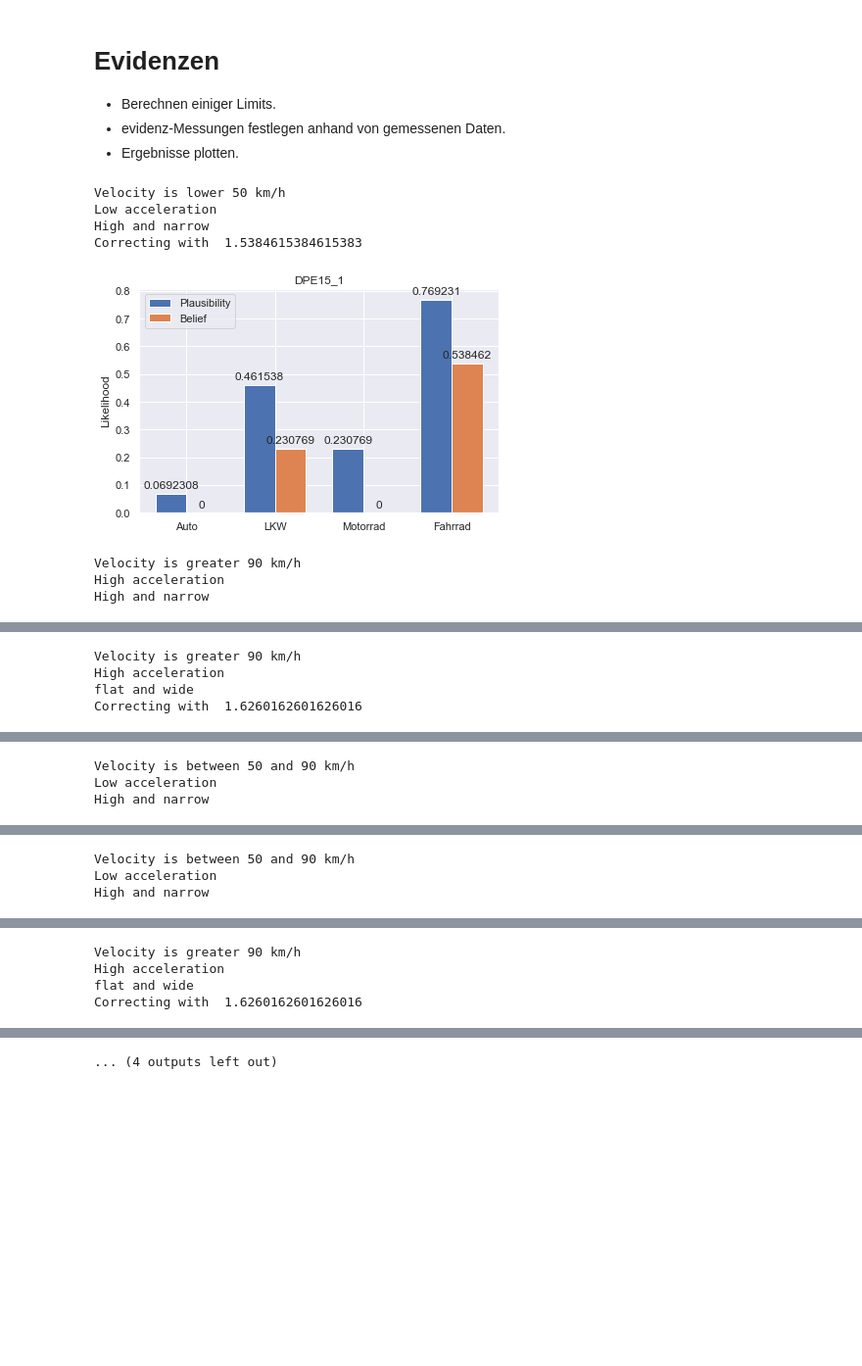
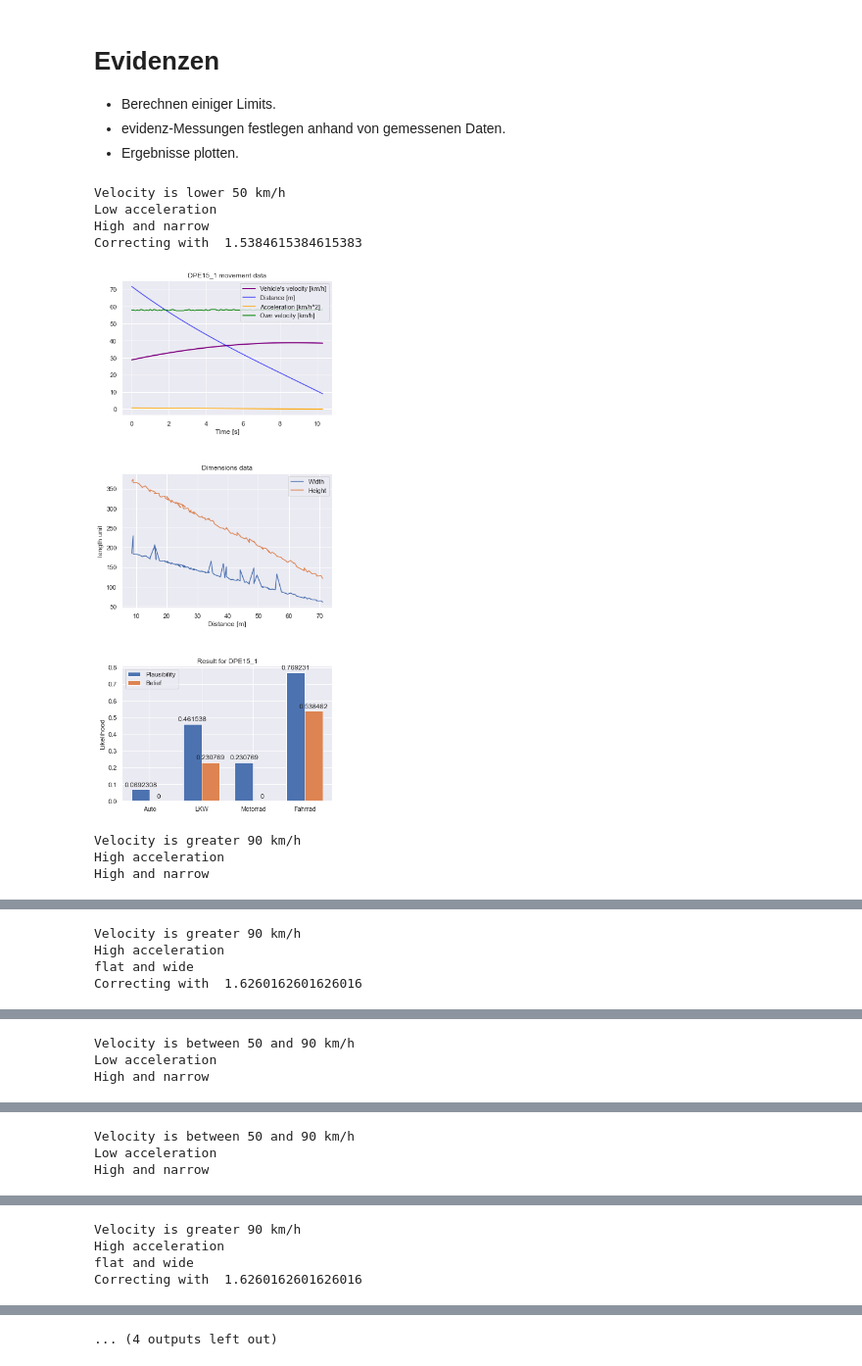
Before and after one commit to JanTSV/Evidenztheorie, a Jupyter notebook: main.ipynb, the cells around one changed output, grey strips where cells are left out. Shown at 98% size. Drawn from its saved outputs; the diff is of its cells as text; code cells hidden in the pictures; blank space fills up the shorter version.

Commit message:
added subplots at the end

```diff
--- a/main.ipynb
+++ b/main.ipynb
@@ -344,43 +347,69 @@ def estimate_vehicle_type(df, title):
 
     # Accumulate measures and calculate plausibilities and beliefs
     accumulate = handler.accumulate()
     pls = []
     blfs = []
     categories = handler.categories()
     for category in categories:
         p = handler.plausibility(accumulate, category)
         b = handler.belief(accumulate, category)
         pls.append(p)
         blfs.append(b)
 
     # Plot plausibilities and beliefs
     width = 0.35
     x = np.arange(len(categories))
-    fig, ax = plt.subplots()
-    rects1 = ax.bar(x - width/2, pls, width, label="Plausibility")
-    rects2 = ax.bar(x + width/2, blfs, width, label="Belief")
+    #fig, ax = plt.subplots(3, 1)
+    fig = plt.figure()
+    spec = gridspec.GridSpec(ncols=1, nrows=3,
+                         width_ratios=[5], height_ratios=[2, 2, 2])
+    ax0 = fig.add_subplot(spec[2])
+    rects1 = ax0.bar(x - width/2, pls, width, label="Plausibility")
+    rects2 = ax0.bar(x + width/2, blfs, width, label="Belief")
 
     # Add some text for labels, title and custom x-axis tick labels, etc.
-    ax.set_ylabel("Likelihood")
-    ax.set_title(title)
-    ax.set_xticks(x, categories)
-    ax.legend()
-    ax.bar_label(rects1, padding=3)
-    ax.bar_label(rects2, padding=3)
+    ax0.set_ylabel("Likelihood")
+    ax0.set_xticks(x, categories)
+    ax0.legend()
+    ax0.bar_label(rects1, padding=3)
+    ax0.bar_label(rects2, padding=3)
+    ax0.set_title("Result for " + title)
     fig.tight_layout()
+    #fig.set_figheight(10)
+    #fig.set_size_inches(18.5, 18.5)
+    velocity_key = "v(km/h)"
 
+    # Plot optimized velocity
+    ax1 = fig.add_subplot(spec[0])
+    ax1.plot(df["t"], df[velocity_key], linewidth=2, color="purple", label="Vehicle's velocity [km/h]")
+    ax1.plot(df["t"], MODELS[title]["Distance Model"](df["t"]), color="blue", alpha=0.7, label="Distance [m]")
+    ax1.plot(df["t"], df["a(km/h^2)"], color="orange", label="Acceleration [km/h^2]")
+    ax1.set_title(title + " movement data")
+    ax1.set_xlabel("Time [s]")
+
+    # Plot the velocity of the data recording vehicle
+    ax1.plot(df["t"], df["Eigengeschwindigkeit(m/s)"]  * 3.6, color="green", label="Own velocity [km/h]")
+    ax1.legend()
+    ax2 = fig.add_subplot(spec[1])
+    ax2.plot(df["Abstand(m)"], df["Bbox_Breite"], label="Width")
+    ax2.plot(df["Abstand(m)"], df["Bbox_Höhe"], label="Height")
+    ax2.legend()
+    ax2.set_ylabel("length unit")
+    ax2.set_xlabel("Distance [m]")
+    ax2.set_title("Dimensions data")
+    fig.set_figheight(15)
     plt.savefig(F"pics/{title}.png")
     plt.show()
 
 # Estimate types for all sensor datas.
 for name, df in data_dict.items():
     estimate_vehicle_type(df, name)
 # %% [output]
 Velocity is lower 50 km/h
 Low acceleration
 High and narrow
 Correcting with  1.5384615384615383
-[figure, old version]
+[figure, new version]
 Velocity is greater 90 km/h
 High acceleration
 High and narrow
```
Also changed, not shown: parts of 3 cells of this notebook.
